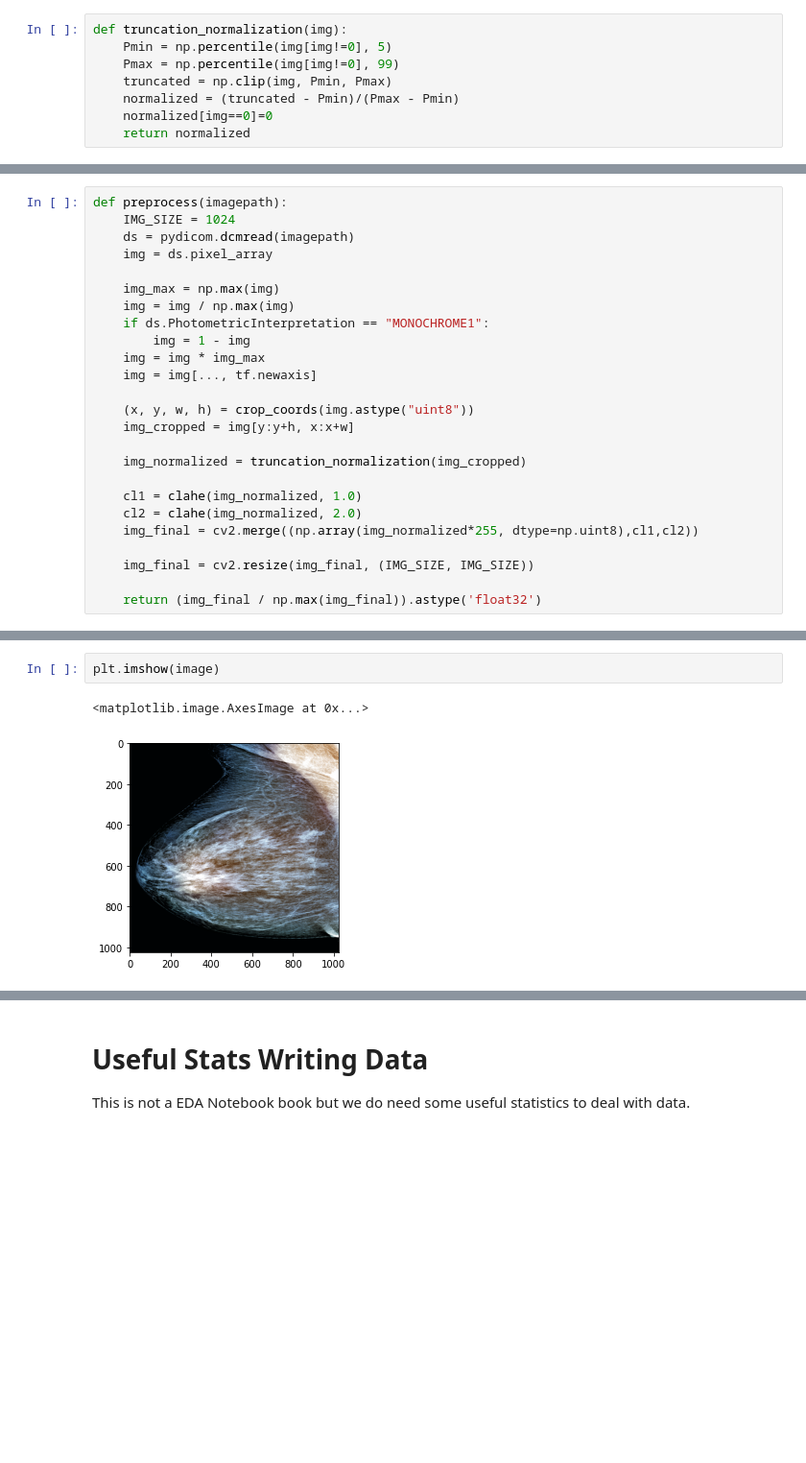
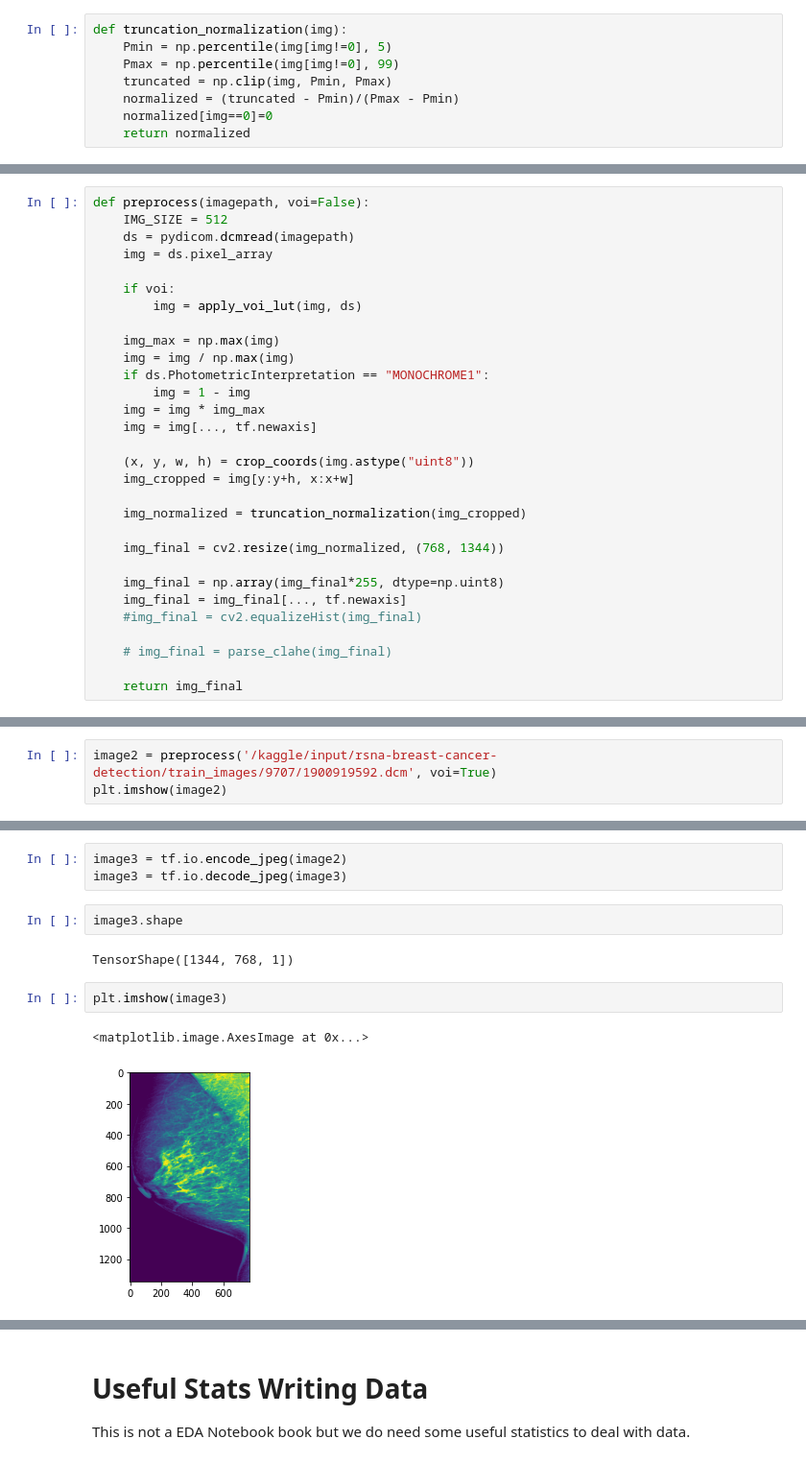
Before and after one commit to djm3622/personal_proj, a Jupyter notebook: tfwriter-rsna.ipynb, the cells around one changed output, grey strips where cells are left out. Shown at 96% size. Drawn from its saved outputs; the diff is of its cells as text; blank space fills up the shorter version.

Commit message:
Kaggle Notebook | TFWriter-RSNA | Version 17

```diff
--- a/tfwriter-rsna.ipynb
+++ b/tfwriter-rsna.ipynb
@@ -78,8 +89,11 @@ def clahe(img, clip):
 # %%
-def preprocess(imagepath):
-    IMG_SIZE = 1024
+def preprocess(imagepath, voi=False):
+    IMG_SIZE = 512
     ds = pydicom.dcmread(imagepath)
     img = ds.pixel_array
+
+    if voi:
+        img = apply_voi_lut(img, ds)
 
     img_max = np.max(img)
     img = img / np.max(img)
@@ -93,10 +107,12 @@ def preprocess(imagepath):
 
     img_normalized = truncation_normalization(img_cropped)
 
-    cl1 = clahe(img_normalized, 1.0)
-    cl2 = clahe(img_normalized, 2.0)
-    img_final = cv2.merge((np.array(img_normalized*255, dtype=np.uint8),cl1,cl2))
+    img_final = cv2.resize(img_normalized, (768, 1344))
 
-    img_final = cv2.resize(img_final, (IMG_SIZE, IMG_SIZE))
+    img_final = np.array(img_final*255, dtype=np.uint8)
+    img_final = img_final[..., tf.newaxis]
+    #img_final = cv2.equalizeHist(img_final)
 
-    return (img_final / np.max(img_final)).astype('float32')
+    # img_final = parse_clahe(img_final)
+
+    return img_final
@@ -108,0 +164,3 @@ image = tf.io.parse_tensor(img, out_type=tf.float32)
+# %%
+image2 = preprocess('/kaggle/input/rsna-breast-cancer-detection/train_images/9707/1900919592.dcm', voi=True)
+plt.imshow(image2)
@@ -109,5 +174,12 @@ image = tf.io.parse_tensor(img, out_type=tf.float32)
+# %%
+image3 = tf.io.encode_jpeg(image2)
+image3 = tf.io.decode_jpeg(image3)
+# %%
+image3.shape
+# %% [output]
+TensorShape([1344, 768, 1])
 # %%
-plt.imshow(image)
+plt.imshow(image3)
 # %% [output]
 <matplotlib.image.AxesImage at 0x...>
-[figure, old version]
+[figure, new version]
```
Also changed, not shown: parts of 22 cells of this notebook.
